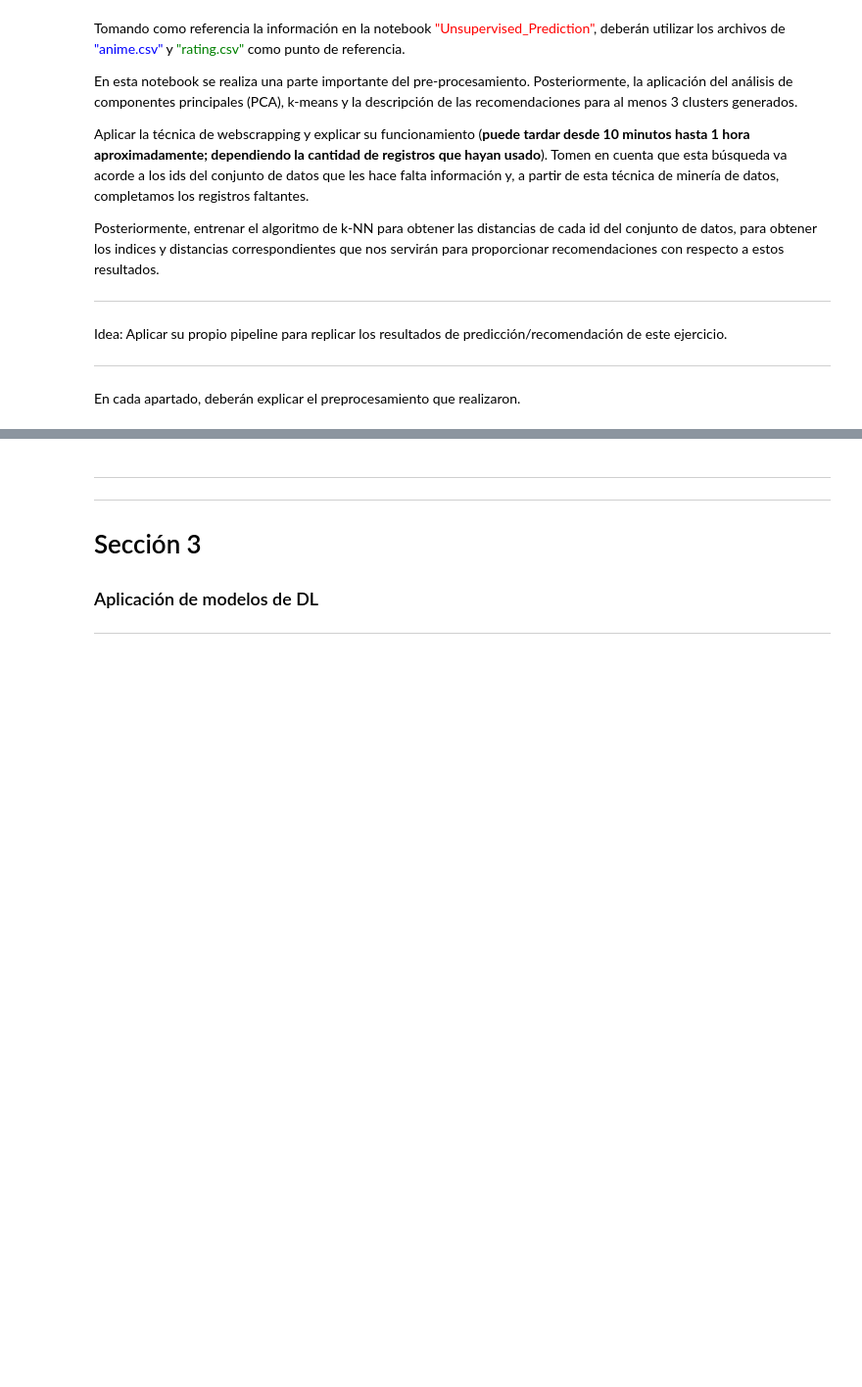
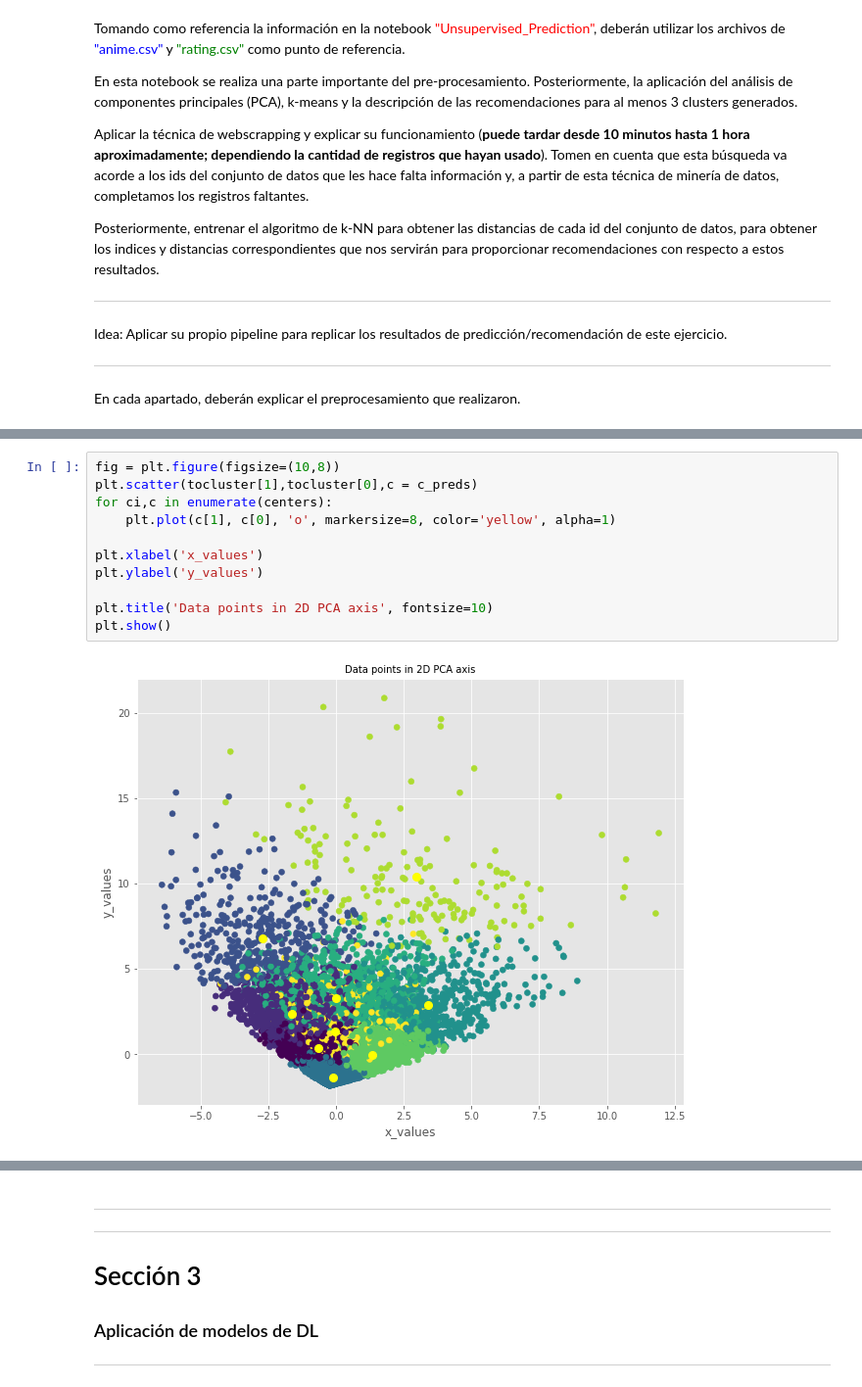
Before and after one commit to Raul5412/Machine_Learning, a Jupyter notebook: Examen_Parcial_2/Examen Parcial 2 - ML.ipynb, the cells around one changed output, grey strips where cells are left out. Shown at 98% size. Drawn from its saved outputs; the diff is of its cells as text; blank space fills up the shorter version.

```diff
--- a/Examen_Parcial_2/Examen Parcial 2 - ML.ipynb
+++ b/Examen_Parcial_2/Examen Parcial 2 - ML.ipynb
@@ -834,0 +1015,13 @@ En cada apartado, deberán explicar el preprocesamiento que realizaron.
+# %%
+fig = plt.figure(figsize=(10,8))
+plt.scatter(tocluster[1],tocluster[0],c = c_preds)
+for ci,c in enumerate(centers):
+    plt.plot(c[1], c[0], 'o', markersize=8, color='yellow', alpha=1)
+
+plt.xlabel('x_values')
+plt.ylabel('y_values')
+
+plt.title('Data points in 2D PCA axis', fontsize=10)
+plt.show()
+# %% [output]
+[figure, added]
```
Also changed, not shown: parts of 97 cells of this notebook.
